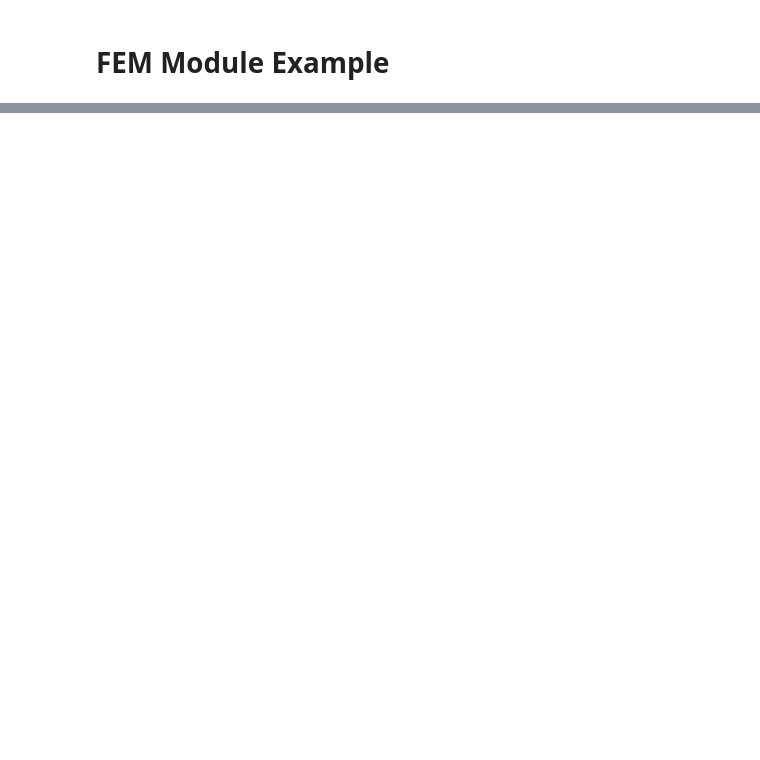
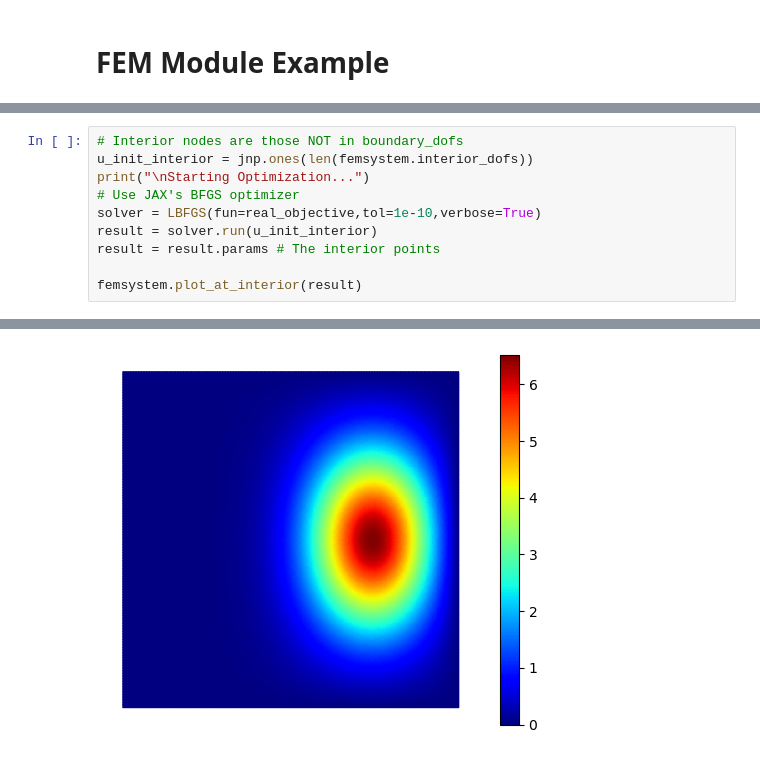
Before and after one commit to vcaipu/cqednumerics, a Jupyter notebook: fem.ipynb, the cells around one changed output, grey strips where cells are left out. Cells and saved outputs as stored; diff of their text form; blank space fills up the shorter version.

```diff
--- a/fem.ipynb
+++ b/fem.ipynb
@@ -178,0 +232,11 @@ femsystem.plot_laplacian_2d(v)
+# %%
+# Interior nodes are those NOT in boundary_dofs
+u_init_interior = jnp.ones(len(femsystem.interior_dofs))
+print("\nStarting Optimization...")
+# Use JAX's BFGS optimizer
+solver = LBFGS(fun=real_objective,tol=1e-10,verbose=True)
+result = solver.run(u_init_interior)
+result = result.params # The interior points
+
+femsystem.plot_at_interior(result)
+# %% [output]
@@ -178,0 +260 @@ femsystem.plot_laplacian_2d(v)
+[figure, added]
```
Also changed, not shown: parts of 5 cells of this notebook, 1 other file.
